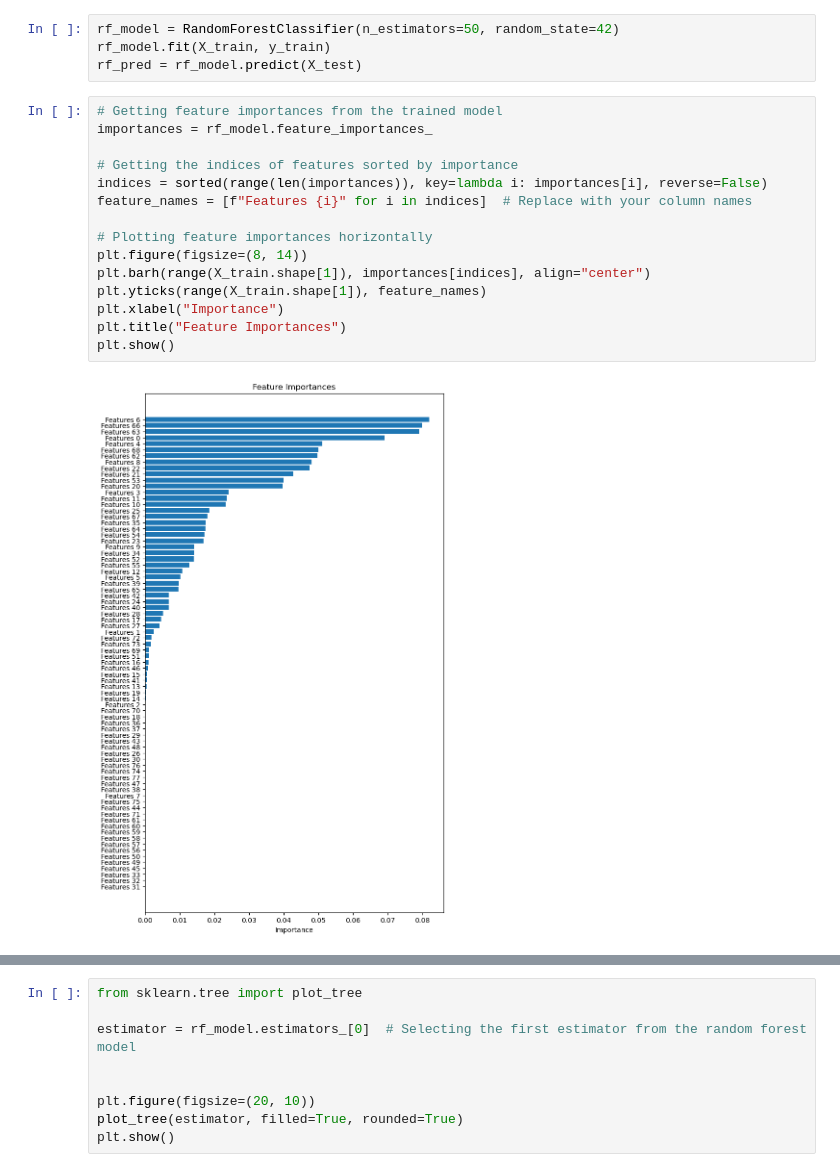
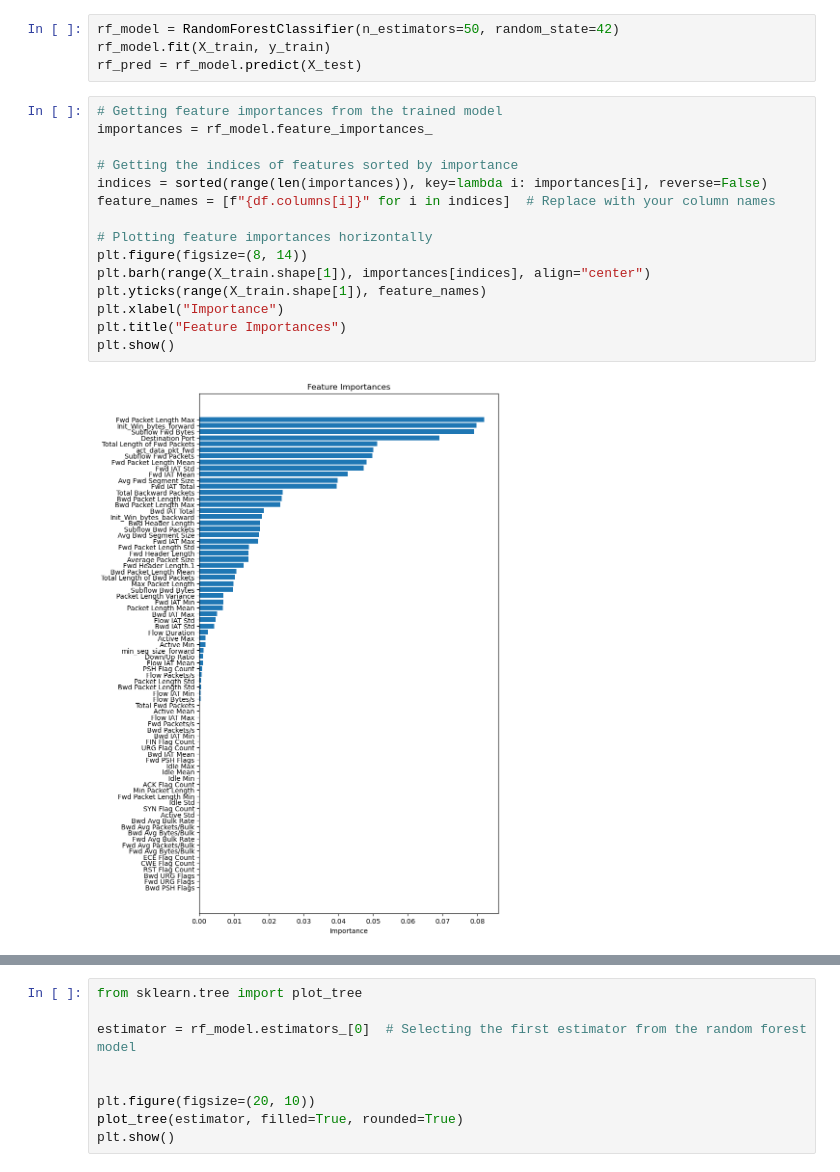
Before and after one commit to ahmed-arifgala/DDoS_Mitigation, a Jupyter notebook: DDoS_Mitigation.ipynb, the cells around one changed output, grey strips where cells are left out. Cells and saved outputs as stored; diff of their text form.

```diff
--- a/DDoS_Mitigation.ipynb
+++ b/DDoS_Mitigation.ipynb
@@ -288,17 +288,17 @@ rf_pred = rf_model.predict(X_test)
 # %%
 # Getting feature importances from the trained model
 importances = rf_model.feature_importances_
 
 # Getting the indices of features sorted by importance
 indices = sorted(range(len(importances)), key=lambda i: importances[i], reverse=False)
-feature_names = [f"Features {i}" for i in indices]  # Replace with your column names
+feature_names = [f"{df.columns[i]}" for i in indices]  # Replace with your column names
 
 # Plotting feature importances horizontally
 plt.figure(figsize=(8, 14))
 plt.barh(range(X_train.shape[1]), importances[indices], align="center")
 plt.yticks(range(X_train.shape[1]), feature_names)
 plt.xlabel("Importance")
 plt.title("Feature Importances")
 plt.show()
 # %% [output]
-[figure, old version]
+[figure, new version]
```
Also changed, not shown: parts of 12 cells of this notebook.
